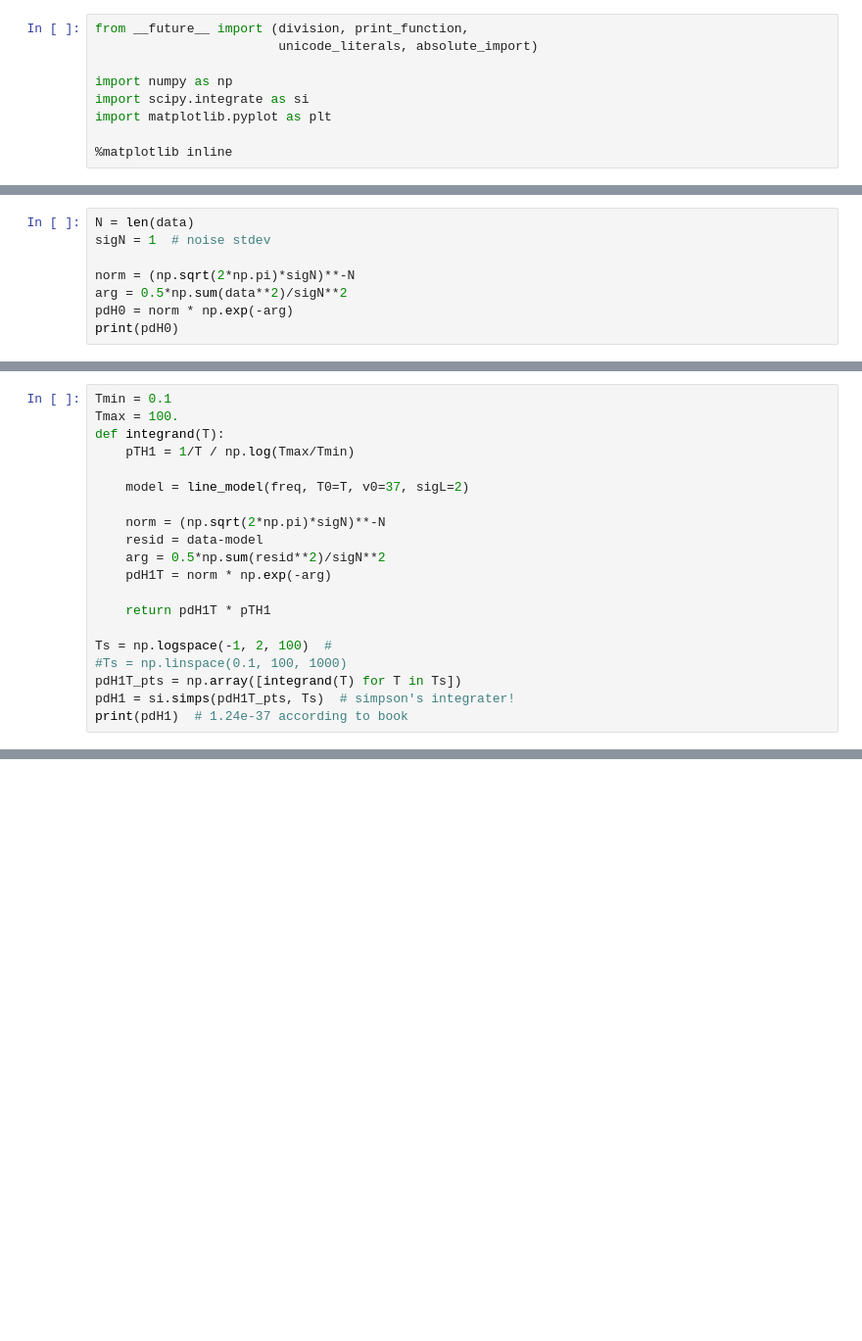
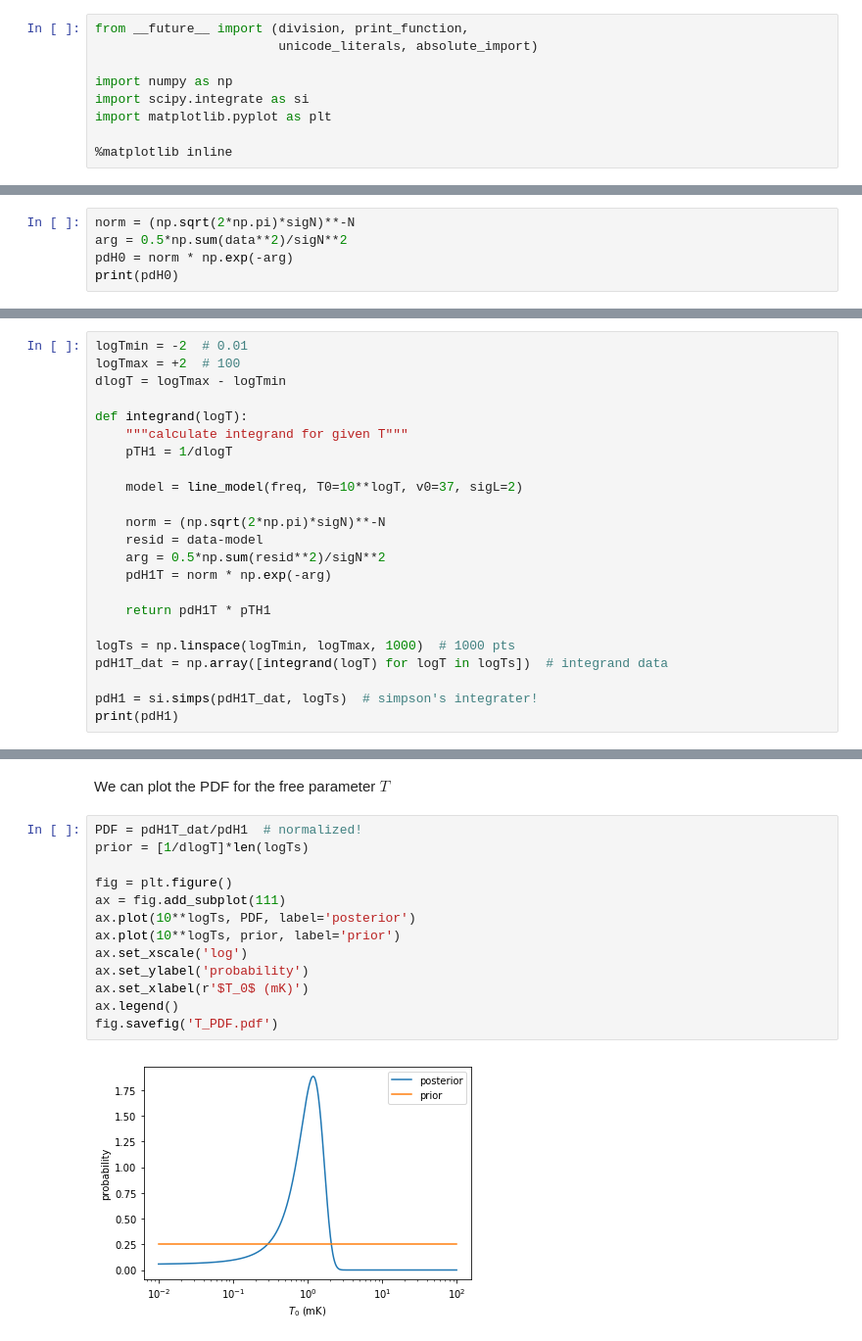
Before and after one commit to Hazboun6/bayes_talk, a Jupyter notebook: astro_bayes.ipynb, the cells around one changed output, grey strips where cells are left out. Shown: that part at 98% size. Saved outputs shown, nothing was run; the diff lists cells and outputs as text; blank space fills up the shorter version.

```diff
--- a/astro_bayes.ipynb
+++ b/astro_bayes.ipynb
@@ -59,7 +69,4 @@ plt.plot(t0)
 # %%
-N = len(data)
-sigN = 1  # noise stdev
-
 norm = (np.sqrt(2*np.pi)*sigN)**-N
 arg = 0.5*np.sum(data**2)/sigN**2
 pdH0 = norm * np.exp(-arg)
@@ -69,10 +96,13 @@ print(pdH0)
 # %%
-Tmin = 0.1
-Tmax = 100.
-def integrand(T):
-    pTH1 = 1/T / np.log(Tmax/Tmin)
+logTmin = -2  # 0.01
+logTmax = +2  # 100
+dlogT = logTmax - logTmin
 
-    model = line_model(freq, T0=T, v0=37, sigL=2)
+def integrand(logT):
+    """calculate integrand for given T"""
+    pTH1 = 1/dlogT
+
+    model = line_model(freq, T0=10**logT, v0=37, sigL=2)
 
     norm = (np.sqrt(2*np.pi)*sigN)**-N
     resid = data-model
@@ -81,9 +111,9 @@ def integrand(T):
 
     return pdH1T * pTH1
 
-Ts = np.logspace(-1, 2, 100)  #
-#Ts = np.linspace(0.1, 100, 1000)
-pdH1T_pts = np.array([integrand(T) for T in Ts])
-pdH1 = si.simps(pdH1T_pts, Ts)  # simpson's integrater!
-print(pdH1)  # 1.24e-37 according to book
+logTs = np.linspace(logTmin, logTmax, 1000)  # 1000 pts
+pdH1T_dat = np.array([integrand(logT) for logT in logTs])  # integrand data
+
+pdH1 = si.simps(pdH1T_dat, logTs)  # simpson's integrater!
+print(pdH1)
 # %% [output]
@@ -105,0 +142,17 @@ np.sum(pdH1T_pts[:-1]/pdH1 * np.diff(Ts))
+# %% [markdown]
+We can plot the PDF for the free parameter $T$
+# %%
+PDF = pdH1T_dat/pdH1  # normalized!
+prior = [1/dlogT]*len(logTs)
+
+fig = plt.figure()
+ax = fig.add_subplot(111)
+ax.plot(10**logTs, PDF, label='posterior')
+ax.plot(10**logTs, prior, label='prior')
+ax.set_xscale('log')
+ax.set_ylabel('probability')
+ax.set_xlabel(r'$T_0$ (mK)')
+ax.legend()
+fig.savefig('T_PDF.pdf')
+# %% [output]
+[figure, added]
```
Also changed, not shown: parts of 25 cells of this notebook.
